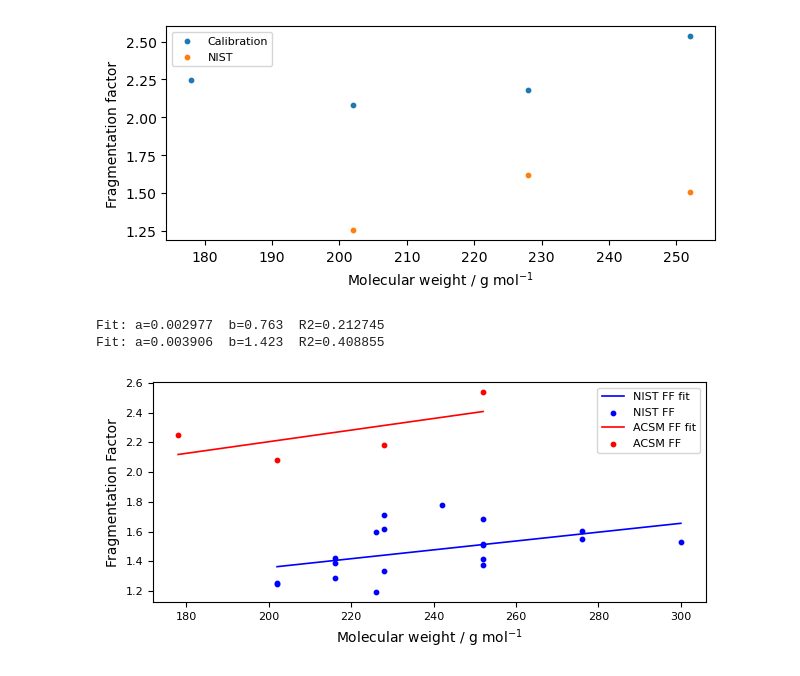
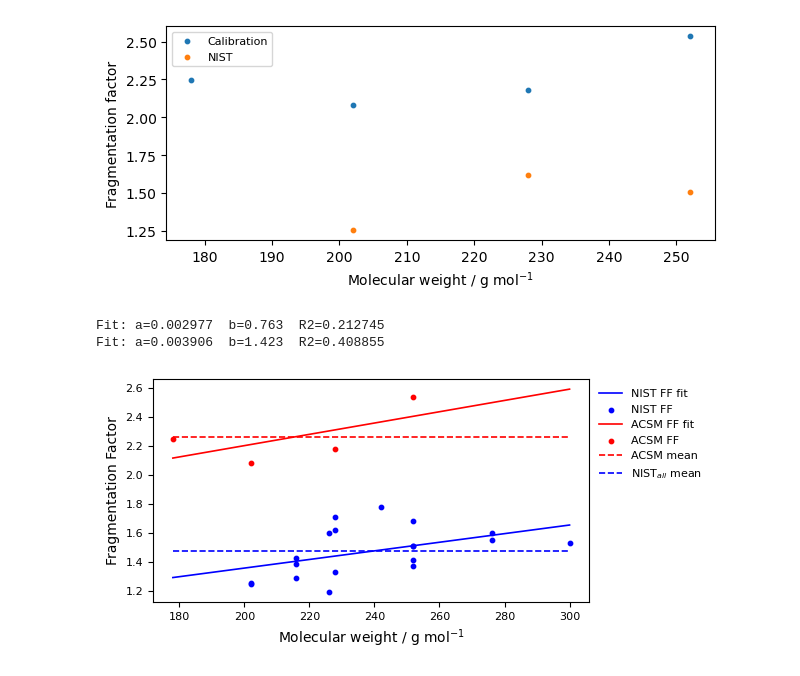
Before and after one commit to Normann25/NFA_project, a Jupyter notebook: cal.ipynb, the cells around one changed output. Drawn from its saved outputs; the diff is of its cells as text; code cells hidden in the pictures.

```diff
--- a/cal.ipynb
+++ b/cal.ipynb
@@ -117,3 +117,16 @@ for i in FF_NIST.index:
     if i in sums.index:
         MW_isomer.append(FF_NIST['Molecular weight'][i])
         FF_isomer.append(FF_NIST['FF v3'][i])
+
+NIST_mean = np.sum(np.array(FF_isomer) / len(FF_isomer))
+cal_mean = np.sum(sums['FF'] / len(sums['FF']))
+NIST_mean_all = np.sum(FF_NIST['FF v3'] / len(FF_NIST['FF v3']))
+
+factor_same = cal_mean / NIST_mean
+factor_all = cal_mean / NIST_mean_all
+
+print('NIST same', NIST_mean)
+print('Cal', cal_mean)
+print('NIST all', NIST_mean_all)
+print('Factor same', factor_same)
+print('Factor all', factor_all)
@@ -142,22 +150,30 @@ plt.show()
 # %% [output]
 [figure]
 # %%
+mol_weight = np.array([178, 202, 216, 226, 228, 240, 242, 250, 252, 264, 266, 276, 288, 290, 300])
+y_mean_acsm = np.zeros(len(mol_weight)) + cal_mean
+y_mean_same = np.zeros(len(mol_weight)) + NIST_mean
+y_mean_all = np.zeros(len(mol_weight)) + NIST_mean_all
+
 df_keys = [['Molecular weight', 'FF v3'],
            ['Molecular weight', 'FF']]
 a_guess = [0.1, 0.1]
 b_guess = [2, 1]
 labels = ['NIST FF', 'ACSM FF']
 colors = ['blue', 'red']
 ax_labels = ['Molecular weight / g mol$^{-1}$', 'Fragmentation Factor']
 
 fig, ax = plt.subplots(figsize = (6.3, 3))
 
-plot_with_LinReg(ax, FF_dict, df_keys, a_guess, b_guess, labels, colors, ax_labels)
+a_array, b_array, fit = plot_with_LinReg(ax, FF_dict, df_keys, mol_weight, a_guess, b_guess, labels, colors, False, ax_labels)
+ax.plot(mol_weight, y_mean_acsm, color = 'red', ls = '--', lw = 1.2, label = 'ACSM mean')
+ax.plot(mol_weight, y_mean_all, color = 'blue', ls = '--', lw = 1.2, label = 'NIST$_{all}$ mean')
+ax.legend(fontsize = 8, bbox_to_anchor = (1, 1), frameon = False)
 
 fig.tight_layout()
 fig.savefig('Calibration/FF_fit.png', dpi = 600)
 plt.show()
 # %% [output]
 Fit: a=0.002977  b=0.763  R2=0.212745
 Fit: a=0.003906  b=1.423  R2=0.408855
-[figure, old version]
+[figure, new version]
```
Also changed, not shown: parts of 3 cells of this notebook, 2 other files.
